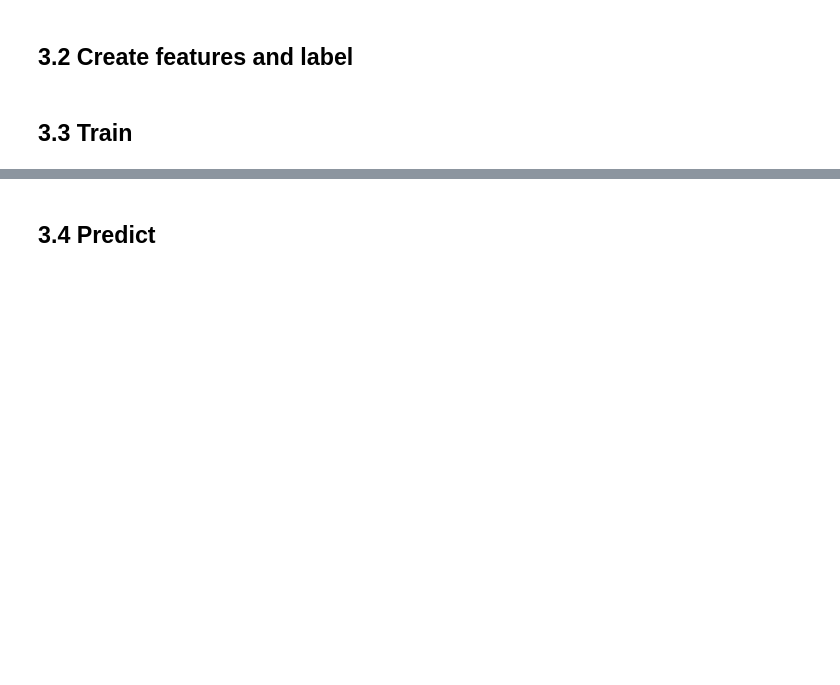
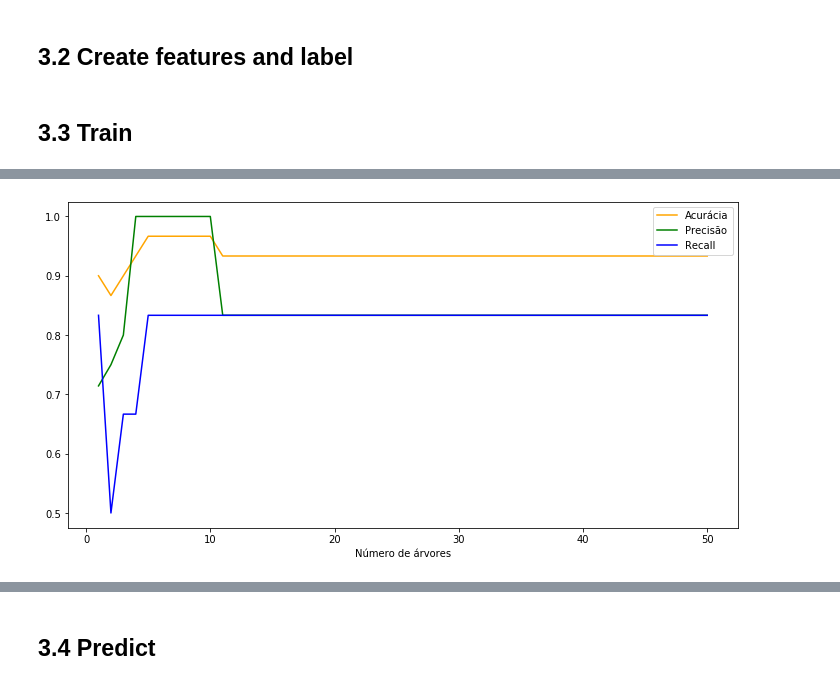
Before and after one commit to msreis/Multiresolution-nuclear-protein-classifier, a Jupyter notebook: src/create_train_nb.ipynb, the cells around one changed output, grey strips where cells are left out. Cells and saved outputs as stored; diff of their text form; code cells hidden in the pictures; blank space fills up the shorter version.

```diff
--- a/src/create_train_nb.ipynb
+++ b/src/create_train_nb.ipynb
@@ -265,3 +272,14 @@ X_train = df_train.loc[df_train.classification!='draw', ['score_nucleus','score_
 y_train = df_train.loc[df_train.classification!='draw', 'classification'].reset_index(drop=True)
 # %% [markdown]
 ## 3.3 Train
+# %%
+results_acc = []
+results_prec = []
+results_rec = []
+# %%
+for i in list(range(1,51)):
+    _, acc, prec, rec = leave_one_out(X_train, y_train, RandomForestClassifier(n_estimators=i, random_state=42))
+    results_acc.append(acc)
+    results_prec.append(prec)
+    results_rec.append(rec)
+    print('\n')
@@ -268 +304,19 @@ y_train = df_train.loc[df_train.classification!='draw', 'classification'].reset_
+# %%
+df_results = pd.concat([pd.Series(list(range(1,51))),
+                        pd.Series(results_acc),
+                        pd.Series(results_prec),
+                        pd.Series(results_rec)],axis=1)
+
+df_results.columns = ['n_estimators','accuracy','precision','recall']
+# %%
+plt.figure(figsize=(12,6))
+
+# multiple line plot
+plt.plot('n_estimators', 'accuracy', data=df_results, color='orange', label="Acurácia")
+plt.plot('n_estimators', 'precision', data=df_results, color='green', label="Precisão")
+plt.plot('n_estimators', 'recall', data=df_results, color='blue', label="Recall")
+plt.xlabel('Número de árvores')
+plt.legend();
+# %% [output]
+[figure, added]
 # %%
```
Also changed, not shown: parts of 9 cells of this notebook.
